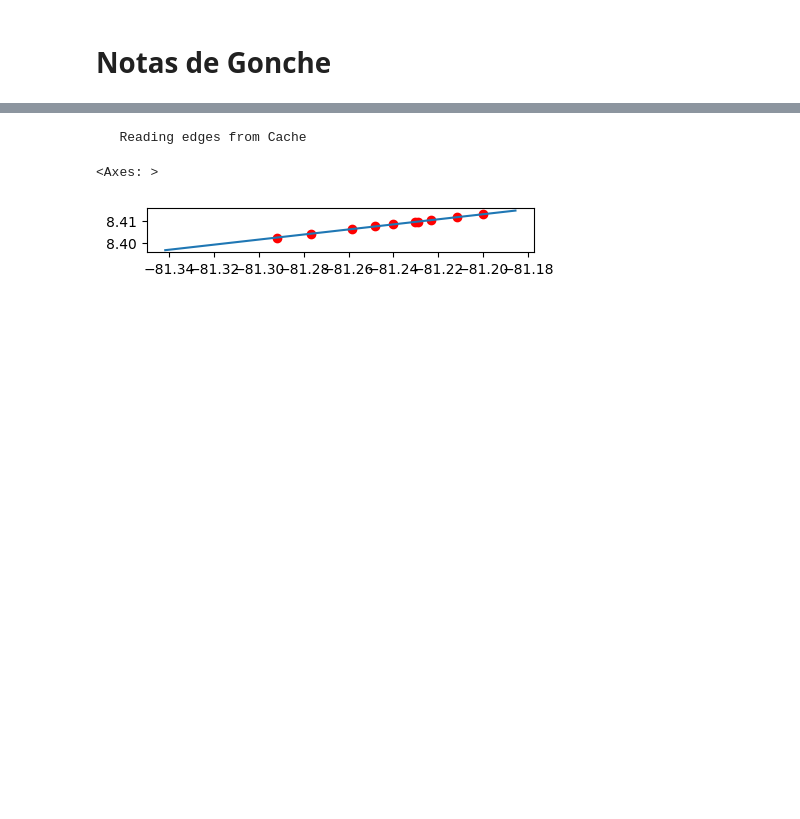
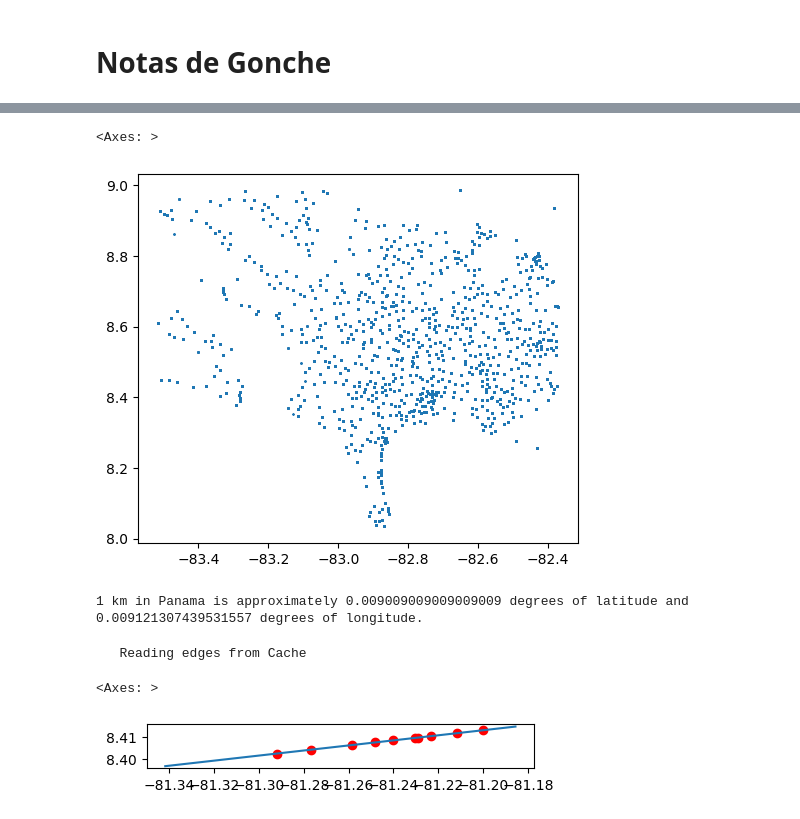
Before and after one commit to minigonche/synthetic_mobility_data_generator, a Jupyter notebook: Gonche's Notes.ipynb, the cells around one changed output, grey strips where cells are left out. Cells and saved outputs as stored; diff of their text form; code cells hidden in the pictures; blank space fills up the shorter version.

```diff
--- a/Gonche's Notes.ipynb
+++ b/Gonche's Notes.ipynb
@@ -85,4 +93,15 @@ for node_id in nodes[con.ID]:
 # %%
+tracking_node_id = "Finca Corredor_3489"
+tracking_set = set(adjacent_nodes[tracking_node_id])
+
+
+
+tracking_set = set(population_network.nodes.sort_values("dist").head(40)[con.ID].values)
+
+#tracking_set = set([tracking_node_id])
+
+
+disaster_on = False
 
 def extract_destination_node(df):
     '''
@@ -91,13 +110,20 @@ def extract_destination_node(df):
 
     node_id = df[con.START_NODE].iloc[0]
 
-    forces = nodes.loc[adjacent_nodes[node_id],[con.FINAL_FORCE]]
+    forces = population_network.nodes.loc[adjacent_nodes[node_id],[con.FINAL_FORCE]]
 
     if disaster_on:
         forces[con.FINAL_FORCE] = forces[con.FINAL_FORCE].apply(expit)
 
+    # Top 3
+    forces = forces.sort_values( by = con.FINAL_FORCE, ascending = False).head(min(5, forces.shape[0]))
+
+    #if node_id in tracking_set or len(tracking_set.intersection(forces.index.values)) > 0:
+    #    print(node_id)
+    #    display(forces)
 
     forces[con.FINAL_FORCE] /= forces[con.FINAL_FORCE].sum()
+
 
     new_positions = np.random.choice(forces.index.values, df.shape[0],
               p= forces[con.FINAL_FORCE].values)
@@ -105,8 +131,17 @@ def extract_destination_node(df):
     return pd.DataFrame({con.ID : df.index, con.START_NODE : node_id, con.END_NODE : new_positions}, index = df.index)
 
 
+# Updates flow and nodes
+population_network.update_flow()
+nodes = population_network.nodes
+
+
 # Initializes movement (all devices are in nodes)
 device_trajectories = device_trajectories[[con.START_NODE]].groupby(con.START_NODE).apply(extract_destination_node).droplevel(0)
+
 device_trajectories[con.LON] = nodes.loc[device_trajectories[con.START_NODE], con.LON].values
 device_trajectories[con.LAT] = nodes.loc[device_trajectories[con.START_NODE], con.LAT].values
+
+device_positions[con.LON] = device_trajectories[con.LON]
+device_positions[con.LAT] = device_trajectories[con.LAT]
 # %%
@@ -240,0 +272,6 @@ new_device_trajectories
+# %%
+device_positions = population_network.initial_sample(ids)
+gpd.GeoDataFrame(device_positions, geometry = device_positions.apply(lambda row : Point(row.lon, row.lat) , axis = 1), crs = con.USUAL_PROJECTION).plot(markersize = 0.1)
+# %% [output]
+<Axes: >
+[figure, added]
@@ -241,3 +280,15 @@ new_device_trajectories
+# %%
+import math
+
+latitude = 9  # Latitude of Panama
+
+# Calculate the distance covered by 1 degree of latitude and longitude at the given latitude
+lat_distance = 111  # Approximate distance covered by 1 degree of latitude (in km)
+lon_distance = 111 * math.cos(math.radians(latitude))  # Approximate distance covered by 1 degree of longitude (in km)
+
+print(f"1 km in Panama is approximately {1/lat_distance} degrees of latitude and {1/lon_distance} degrees of longitude.")
+# %% [output]
+1 km in Panama is approximately 0.009009009009009009 degrees of latitude and 0.009121307439531557 degrees of longitude.
 # %%
 # Reads edges
 edges = population_network.edges
```
Also changed, not shown: parts of 14 cells of this notebook, 10 other files.
